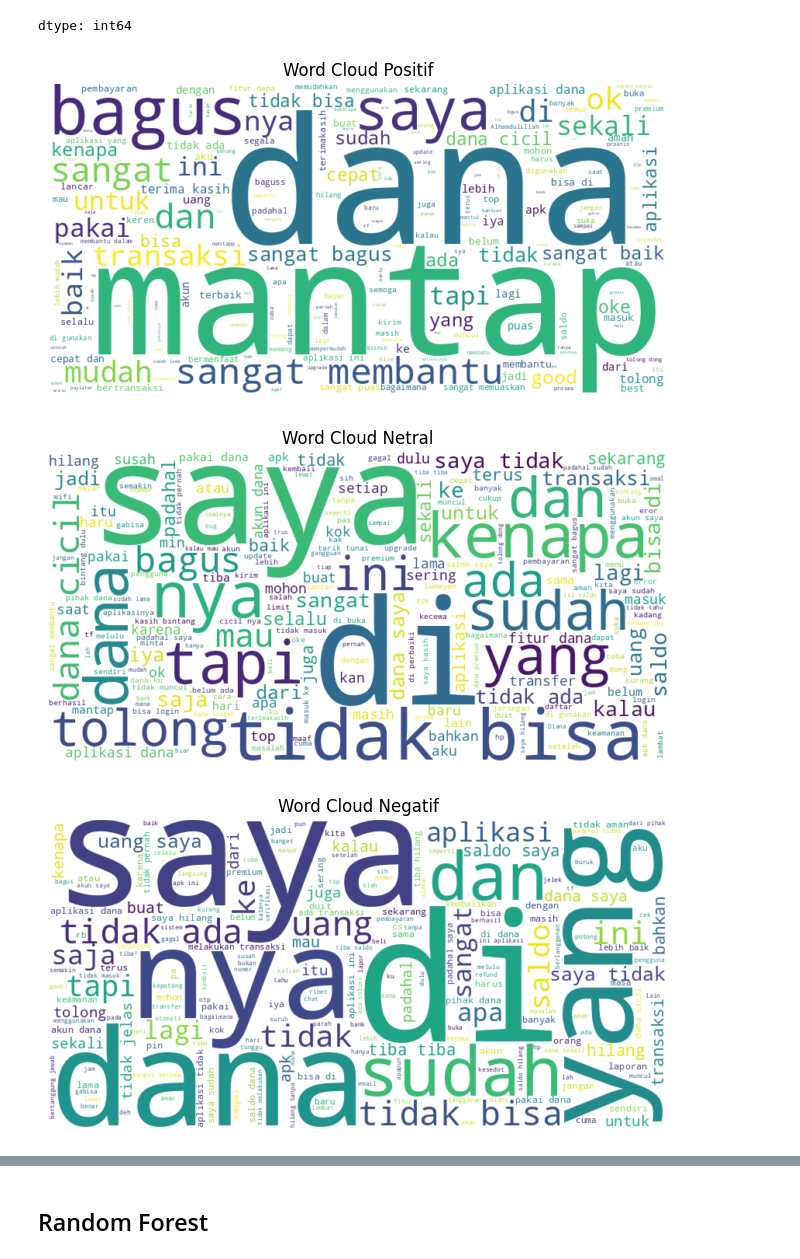
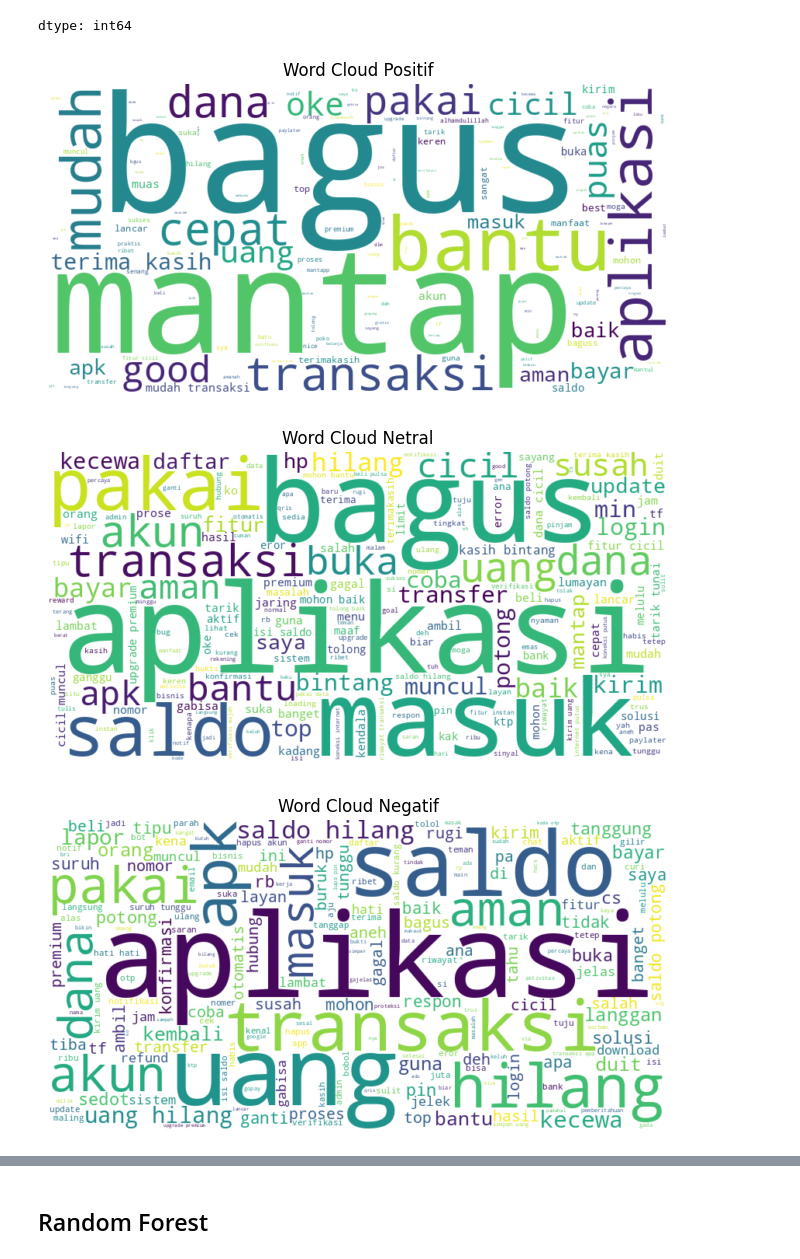
Before and after one commit to haikal-here/gplay_comment_nlp, a Jupyter notebook: coba_2.ipynb, the cells around one changed output, grey strips where cells are left out. Cells and saved outputs as stored; diff of their text form; code cells hidden in the pictures.

```diff
--- a/coba_2.ipynb
+++ b/coba_2.ipynb
@@ -123,3 +123,19 @@ Kata ngga ditemukan!
 | 2 | 2025-05-31 16:05:02 | 1 | lemot | lambat |
 | 3 | 2025-05-30 21:37:21 | 1 | terlalu lama kirim kode | terlalu lama kirim kode |
 | 4 | 2025-05-29 12:21:51 | 1 | bnerbner gjls ni dana bneran dah,... | bnerbner gjls ini dana bneran deh... |
+# %%
+sastrawi_stopwords = StopWordRemoverFactory()
+listStopwords = set(stopwords.words('indonesian'))
+listStopwords.update(set(sastrawi_stopwords.get_stop_words()))
+listStopwords.update(['dana','bet','iya','yaa','gak','nya','na','sih','ku',"di","ga","ya","gaa","loh","kah","woi","woii","woy", "anjir", "jir", "anjirr", "bjir", "anjirrr", "njirrr"])
+def stopword(text):
+    text = text.split()
+    filtered = []
+    for word in text:
+        if word not in listStopwords:
+            filtered.append(word.lower())
+    text = " ".join(filtered)
+    return text
+# %%
+data["Stop Words Cleaned"] = data["Text Cleaned"].apply(stopword)
+data.head()
@@ -125,0 +149,9 @@ Kata ngga ditemukan!
+# %%
+factory = StemmerFactory()
+stemmer = factory.create_stemmer()
+
+def lemmatize(text):
+    return stemmer.stem(text)
+
+data["Word Stem"] = data["Stop Words Cleaned"].apply(lemmatize)
+data.head()
@@ -151,7 +190,7 @@ data["Label"].value_counts()
 | positive | 1000 |
 dtype: int64
 # %%
-data_positif = data["Text Cleaned"].loc[data["Label"] == "positive"]
+data_positif = data["Word Stem"].loc[data["Label"] == "positive"]
 wordcloud_positif = WordCloud(width=800, height=400, background_color='white').generate(" ".join(data_positif))
 fig, ax = plt.subplots(figsize=(8, 6))
 ax.imshow(wordcloud_positif, interpolation='bilinear')
@@ -159,9 +198,9 @@ ax.axis('off')
 plt.title('Word Cloud Positif')
 plt.show()
 # %% [output]
-[figure, old version]
+[figure, new version]
 # %%
-data_netral = data["Text Cleaned"].loc[data["Label"] == "neutral"]
+data_netral = data["Word Stem"].loc[data["Label"] == "neutral"]
 wordcloud_netral = WordCloud(width=800, height=400, background_color='white').generate(" ".join(data_netral))
 fig, ax = plt.subplots(figsize=(8, 6))
 ax.imshow(wordcloud_netral, interpolation='bilinear')
@@ -169,17 +208,17 @@ ax.axis('off')
 plt.title('Word Cloud Netral')
 plt.show()
 # %% [output]
-[figure, old version]
+[figure, new version]
 # %%
-data_negatif = data["Text Cleaned"].loc[data["Label"] == "negative"]
+data_negatif = data["Word Stem"].loc[data["Label"] == "negative"]
 wordcloud_negatif = WordCloud(width=800, height=400, background_color='white').generate(" ".join(data_negatif))
 fig, ax = plt.subplots(figsize=(8, 6))
 ax.imshow(wordcloud_negatif, interpolation='bilinear')
 ax.axis('off')
 plt.title('Word Cloud Negatif')
 plt.show()
 # %% [output]
-[figure, old version]
+[figure, new version]
 # %%
 from imblearn.over_sampling import SMOTE
 from sklearn.model_selection import train_test_split
```
Also changed, not shown: parts of 24 cells of this notebook.
